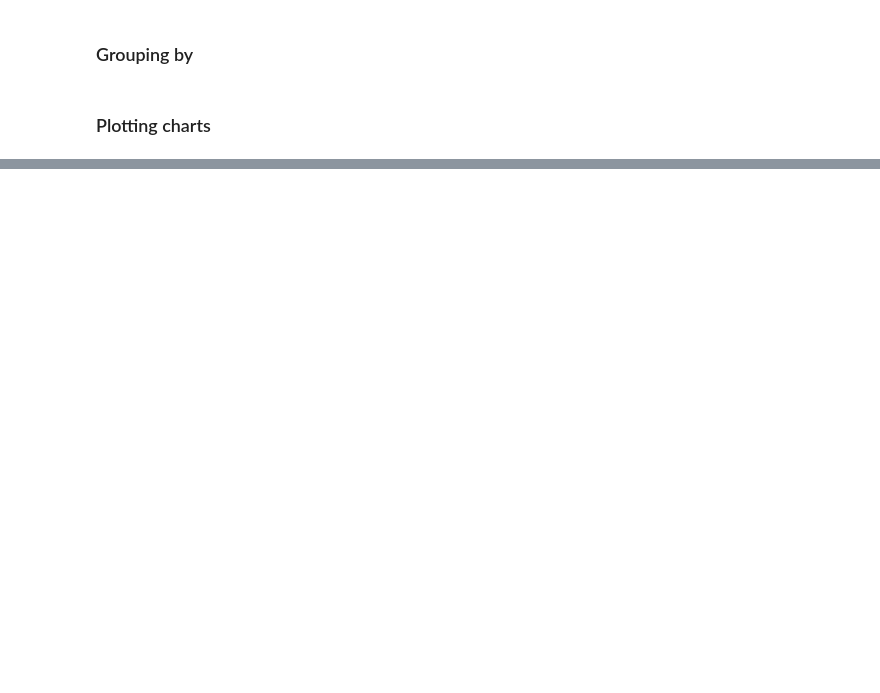
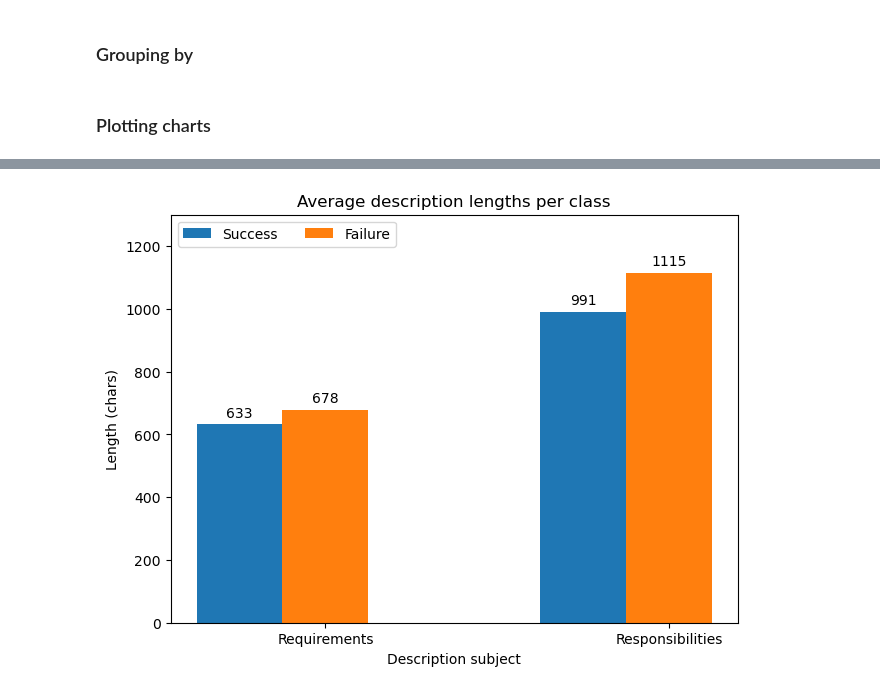
Before and after one commit to BERENZ/2024-mgr-sluzba-cywilna, a Jupyter notebook: Python/Code/EDA.ipynb, the cells around one changed output, grey strips where cells are left out. Saved outputs shown, nothing was run; the diff lists cells and outputs as text; code cells hidden in the pictures; blank space fills up the shorter version.

```diff
--- a/Python/Code/EDA.ipynb
+++ b/Python/Code/EDA.ipynb
@@ -64,0 +51,33 @@ plt.show()
+# %%
+# A function creating a grouped bar chart displaying differences between classes, for given arguments.
+# Based on an example from the Matplotlib documentation:
+# https://matplotlib.org/stable/gallery/lines_bars_and_markers/barchart.html#sphx-glr-gallery-lines-bars-and-markers-barchart-py
+
+def display_grouped_bar_chart(x_labels:tuple, success_attributes:tuple, failure_attributes:tuple, xlabel:str, ylabel:str, title:str, upper_y_value:float, placement:str):
+
+    attributes = {
+        'Success': success_attributes,
+        'Failure': failure_attributes
+    }
+
+    x = np.arange(len(x_labels))  # the label locations
+    bar_width = 0.25  # the width of the bars
+    multiplier = 0
+
+    fig, ax = plt.subplots(layout='constrained')
+
+    for trait_label, value in attributes.items():
+        offset = bar_width * multiplier
+        rects = ax.bar(x + offset, value, bar_width, label=trait_label)
+        ax.bar_label(rects, padding=3)
+        multiplier += 1
+
+    # Add some text for labels, title and custom x-axis tick labels, etc.
+    ax.set_xlabel(xlabel)
+    ax.set_ylabel(ylabel)
+    ax.set_title(title)
+    ax.set_xticks(x + bar_width, x_labels)
+    ax.legend(loc=placement, ncols=2)
+    ax.set_ylim(0, upper_y_value)
+
+    plt.show()
@@ -64,0 +133,9 @@ plt.show()
+# %%
+# Average length (characters) of requirements description per ad.
+
+display_grouped_bar_chart(
+    ('Requirements', 'Responsibilities'), (round(avg_req_len_success,0), round(avg_responsibility_len_success,0)), (round(avg_req_len_failure,0), round(avg_responsibility_len_failure,0)), 'Description subject',
+    'Length (chars)', 'Average description lengths per class', 1300, placement='upper left'
+)
+# %% [output]
+[figure, added]
```
Also changed, not shown: parts of 7 cells of this notebook, 1 other file.
